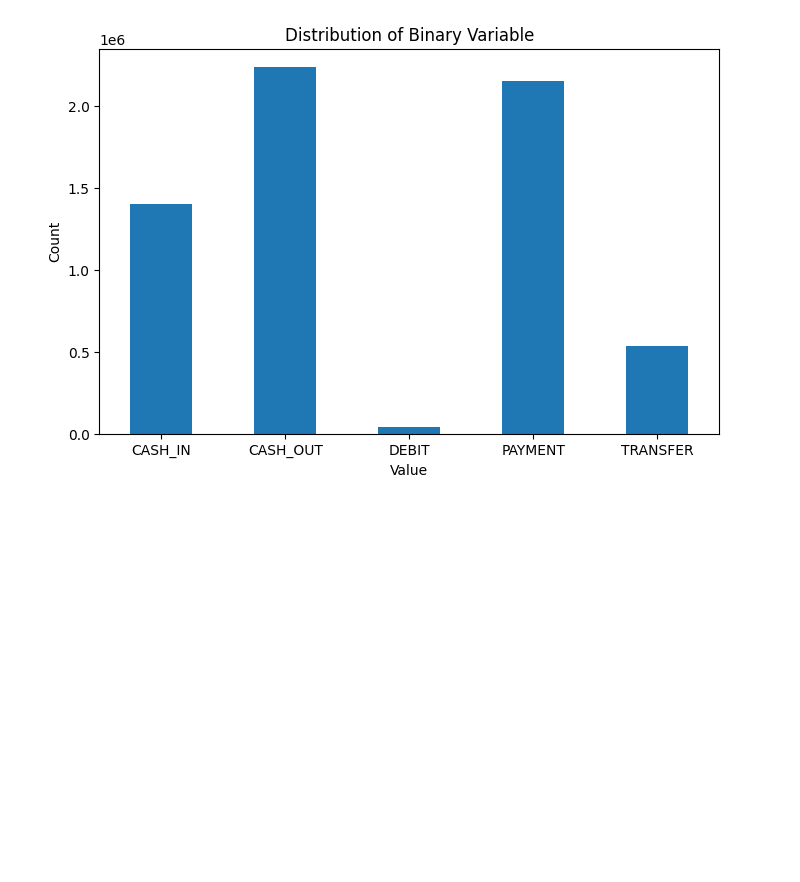
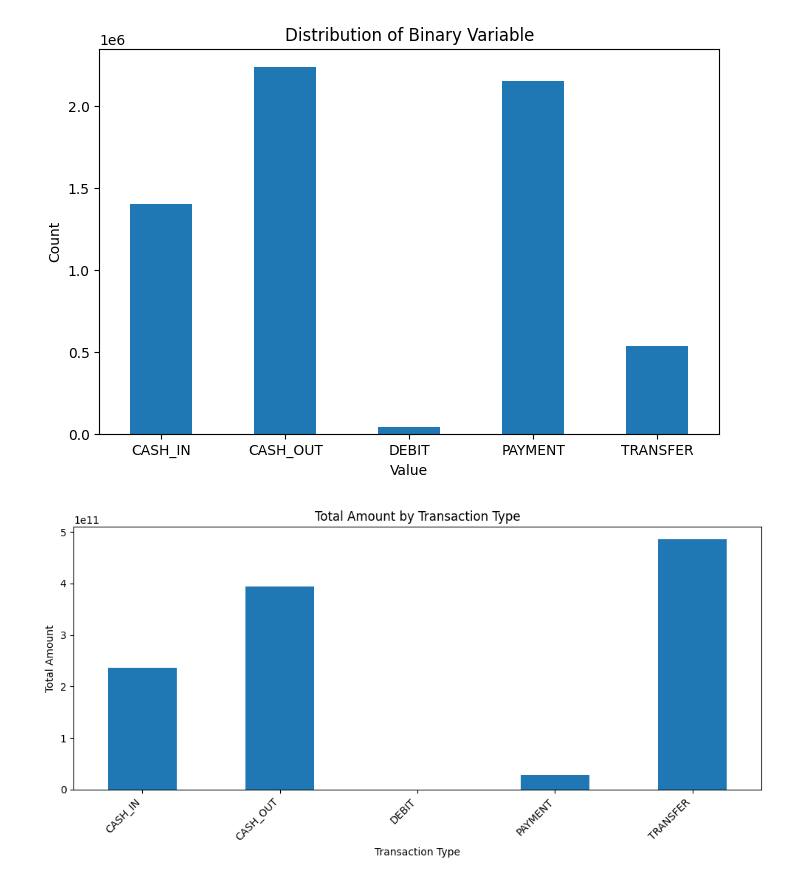
Before and after one commit to Nubily44/Prog, a Jupyter notebook: data_studies/paysim1.ipynb, the cells around one changed output. Cells and saved outputs as stored; diff of their text form; code cells hidden in the pictures; blank space fills up the shorter version.

Commit message:
type values

```diff
--- a/data_studies/paysim1.ipynb
+++ b/data_studies/paysim1.ipynb
@@ -104,3 +104,35 @@ plt.xticks(rotation=0)
 plt.show()
 # %% [output]
 [figure]
+# %%
+import matplotlib.pyplot as plt
+
+def barplot(df, values, labels, title=None, xlabel=None, ylabel=None):
+    ax = df.plot(
+        kind='bar',
+        x=labels,
+        y=values,
+        figsize=(10, 5),
+        legend=False
+    )
+
+    ax.set_title(title or values)
+    ax.set_xlabel(xlabel or labels)
+    ax.set_ylabel(ylabel or values)
+
+    plt.xticks(rotation=45, ha='right')
+    plt.tight_layout()
+    plt.show()
+# %%
+value_types = df.groupby('type')['amount'].sum().reset_index()
+
+barplot(
+    df=value_types,
+    values='amount',
+    labels='type',
+    title='Total Amount by Transaction Type',
+    xlabel='Transaction Type',
+    ylabel='Total Amount'
+    )
+# %% [output]
+[figure, added]
```
